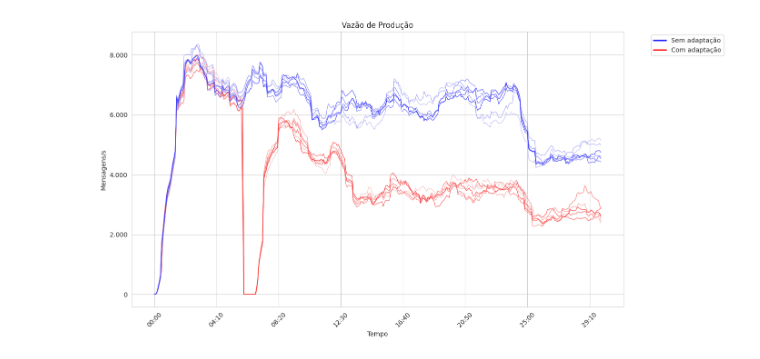
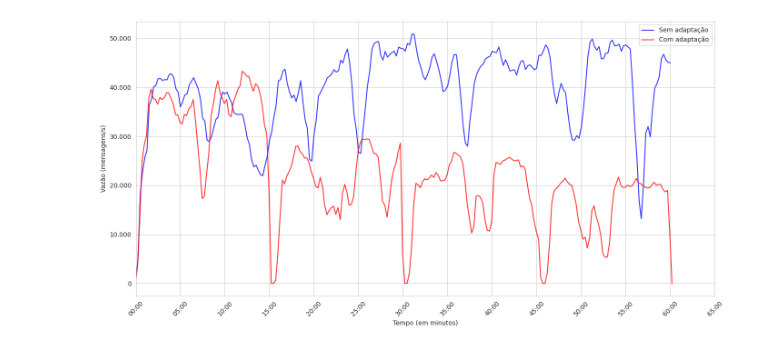
Before and after one commit to vepo/kas-framework, a Jupyter notebook: data-process.ipynb, the cells around one changed output. Cells and saved outputs as stored; diff of their text form; code cells hidden in the pictures.

```diff
--- a/data-process.ipynb
+++ b/data-process.ipynb
@@ -244,91 +287,8 @@ plt.show()
 # %%
-dfs = []
-for maestro_file in glob.glob("scripts/docker/experiment/stats/maestro/metric-record-send-rate-*"):
-    match = re.search(r'(\d+)(?!.*\d)', maestro_file)
-    i = 0
-    if match:
-        i = int(match.group(1))
-    df_maestro = pd.read_csv(maestro_file, sep=' ', header=None, names=['Timestamp', 'Value'])
-    df_maestro['Timestamp'] = pd.to_datetime(df_maestro['Timestamp'], unit='ms')
-    df_maestro['elapsed_seconds'] = (df_maestro['Timestamp'] - df_maestro['Timestamp'].iloc[0]).dt.total_seconds()
-    df_maestro['source'] = 'maestro'
-    df_maestro['series'] = f'maestro-{i}'
-    dfs.append(df_maestro)
+min_groups, max_groups, data = load_data('scripts/docker/experiment/stats/maestro/metric-record-send-rate-*',
+                                         'scripts/docker/experiment/stats/vanilla/metric-record-send-rate-*')
 
-for vanilla_file in glob.glob("scripts/docker/experiment/stats/vanilla/metric-record-send-rate-*"):
-    match = re.search(r'(\d+)(?!.*\d)', vanilla_file)
-    i = 0
-    if match:
-        i = int(match.group(1))
-    df_vanilla = pd.read_csv(vanilla_file, sep=' ', header=None, names=['Timestamp', 'Value'])
-    df_vanilla['Timestamp'] = pd.to_datetime(df_vanilla['Timestamp'], unit='ms')
-    df_vanilla['elapsed_seconds'] = (df_vanilla['Timestamp'] - df_vanilla['Timestamp'].iloc[0]).dt.total_seconds()
-    df_vanilla['source'] = 'vanilla'
-    df_vanilla['series'] = f'vanilla-{i}'
-    dfs.append(df_vanilla)
-
-combined_df = pd.concat(dfs, ignore_index=True)
-
-# Create custom color palettes
-def create_shades(base_color, n_shades=8):
-    """Generate n shades of a base color"""
-    if base_color == 'blue':
-        colors = sns.light_palette("blue", n_shades+2)[1:-1]  # Skip the lightest and darkest
-    else:  # red
-        colors = sns.light_palette("red", n_shades+2)[1:-1]
-    return [colors[i] for i in range(n_shades)]
-
-vanilla_colors = create_shades('blue')
-maestro_colors = create_shades('red')
-
-# Assign colors to each series
-color_mapping = {}
-for i in range(8):
-    color_mapping[f'vanilla-{i}'] = vanilla_colors[i]
-    color_mapping[f'maestro-{i}'] = maestro_colors[i]
-
-# Plot settings
-plt.figure(figsize=(14, 7))
-sns.set_style("whitegrid")
-
-# Plot each series with its assigned color
-for series, group in combined_df.groupby('series'):
-    plt.plot(
-        group['elapsed_seconds'],
-        group['Value'],
-        color=color_mapping[series],
-        alpha=0.8,
-        linewidth=1,
-        label=series
-    )
-
-# Create proxy artists for legend
-from matplotlib.lines import Line2D
-legend_elements = [
-    Line2D([0], [0], color='blue', lw=2, label='Sem adaptação'),
-    Line2D([0], [0], color='red',  lw=2, label='Com adaptação')
-]
-
-plt.title('Vazão de Produção')
-plt.xlabel('Tempo')
-plt.ylabel('Mensagens/s')
-
-def format_number(x, pos):
-    return "{:,.0f}".format(x).replace(",", "X").replace(".", ",").replace("X", ".")
-
-def format_seconds(x, pos):
-    td = timedelta(seconds=x)
-    minutes, seconds = divmod(int(td.total_seconds()), 60)
-    return f"{minutes:02d}:{seconds:02d}"
-
-ax = plt.gca()
-ax.yaxis.set_major_formatter(FuncFormatter(format_number))
-ax.xaxis.set_major_formatter(FuncFormatter(format_seconds))
-
-plt.legend(handles=legend_elements, bbox_to_anchor=(1.05, 1), loc='upper left')
-plt.grid(True)
-plt.tight_layout()
-plt.xticks(rotation=45)
-plt.show()
+# plot_series(data, min_groups, max_groups, False, "Vazão de produção por thread", "Tempo (em minutos)", "Vazão (mensagens/s)", "vazao-producao-por-thread")
+plot_group(data, 'Vazão média de producao (janela móvel de 15 segundos)'       , "Tempo (em minutos)", "Vazão (mensagens/s)", "vazao-producao-media")
 # %% [output]
-[figure, old version]
+[figure, new version]
```
Also changed, not shown: parts of 12 cells of this notebook, 35 other files.
